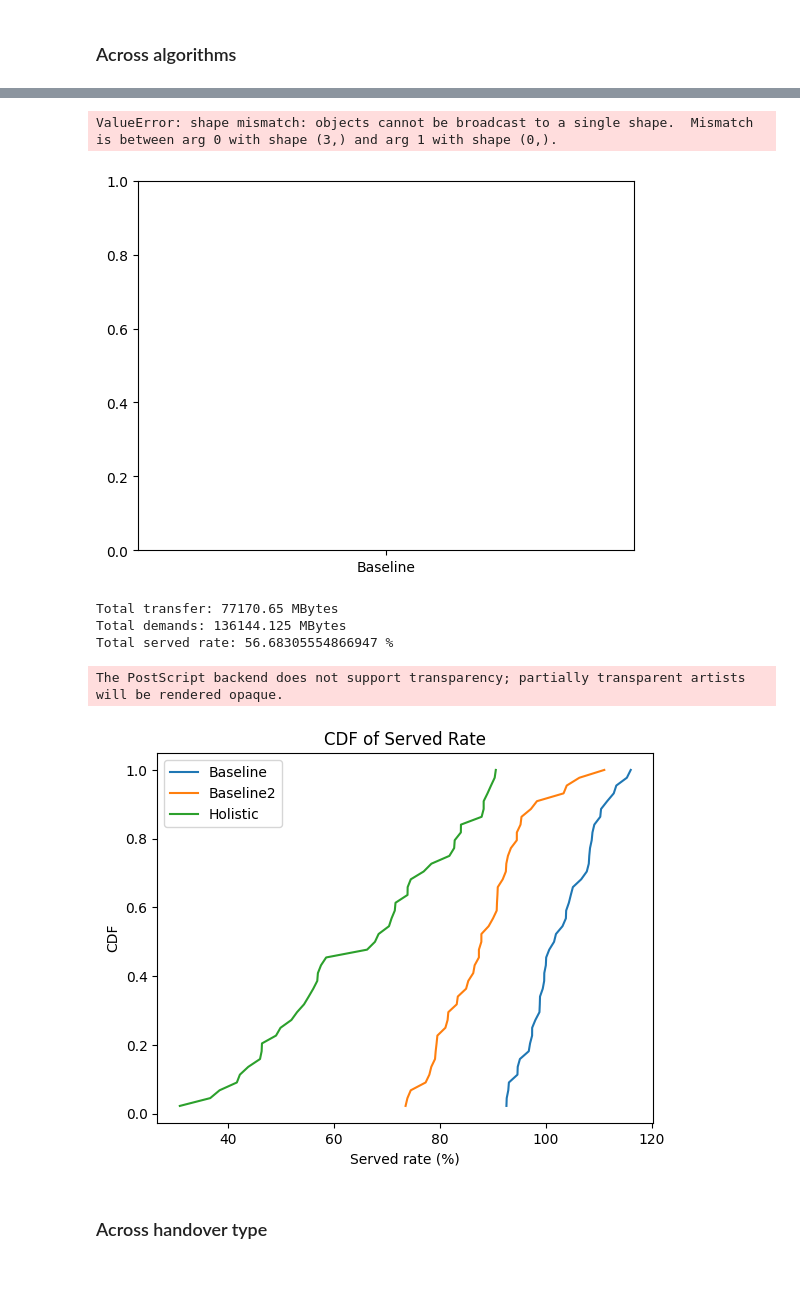
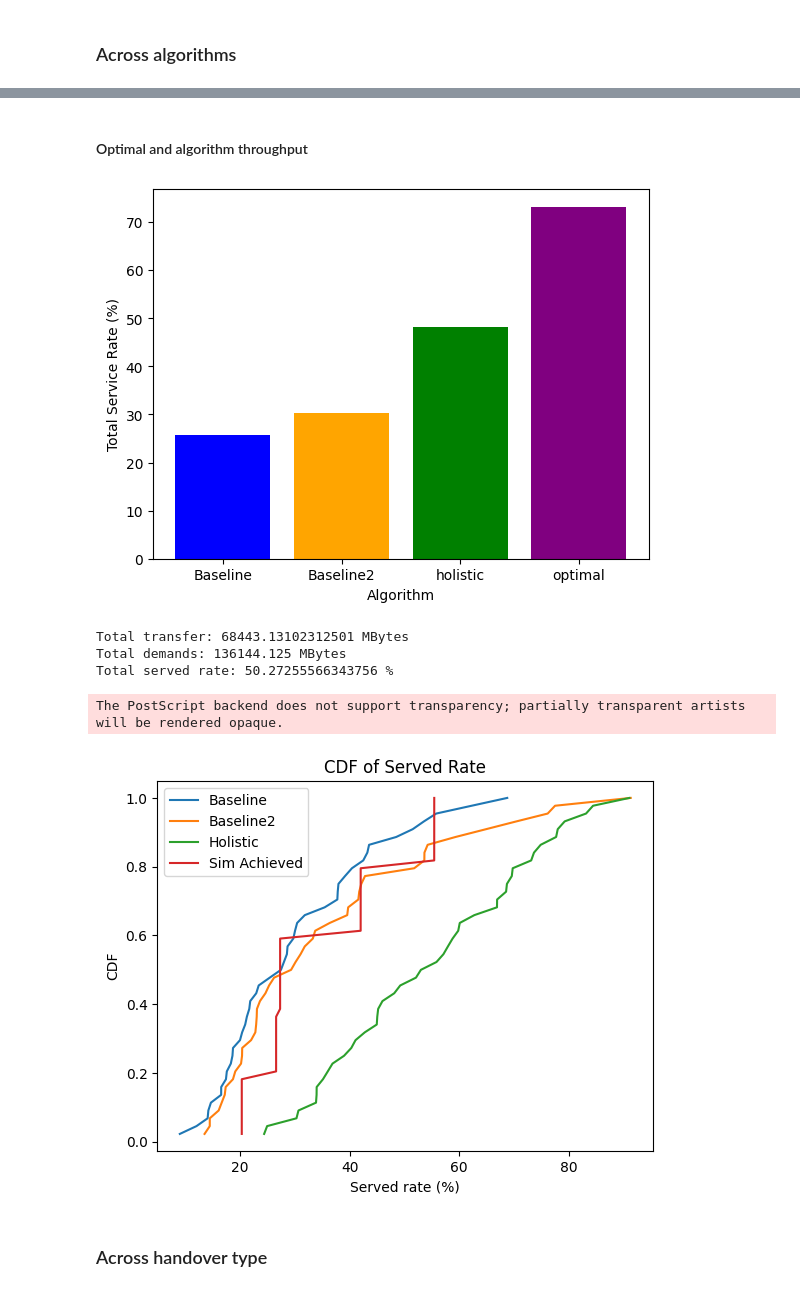
Before and after one commit to yutailin1993/StarryNet, a Jupyter notebook: result_plot.ipynb, the cells around one changed output, grey strips where cells are left out. Saved outputs shown, nothing was run; the diff lists cells and outputs as text; code cells hidden in the pictures.

Commit message:
update handover delay calculation

```diff
--- a/result_plot.ipynb
+++ b/result_plot.ipynb
@@ -19,14 +25,16 @@ satellites_num = 76
 link_bandwidth = 1000
 dynamic_demands = True
 
+demand_ratio = link_bandwidth / 20
+
 AS = [[1, satellites_num + 49]]
 gw_indices = [x for x in range(satellites_num + 1, satellites_num + 6)]
 cell_indices = [x for x in range(satellites_num + 6, satellites_num + 50)]
 
 topo_dir = '../results/'
-change_file_list = ['baseline_small_topo_leo_change.txt', 'bad_results/baseline2_small_topo_leo_change.txt', 'holistic_small_topo_leo_change.txt']
-results_dir_list = ['baseline_small', 'bad_results/baseline2_small', 'holistic_small']
-delay_dir_list = ['baseline_small_delay/', 'bad_results/baseline2_small_delay/', 'holistic_small_delay/']
+change_file_list = ['baseline_small_topo_leo_change.txt', 'baseline2_small_topo_leo_change.txt', 'holistic_small_topo_leo_change.txt']
+results_dir_list = ['baseline_small', 'baseline2_small', 'holistic_small']
+delay_dir_list = ['baseline_small_delay/', 'baseline2_small_delay/', 'holistic_small_delay/']
 
 # Load cell GW assignments
 assignments = np.genfromtxt('./sim_configs/small_scenario/cell_assignment.csv', delimiter=',', dtype=int)
@@ -37,24 +45,21 @@ for gw_idx in range(len(gw_indices)):
     assignment_csv = pd.read_csv(f'./sim_configs/small_scenario/sat_cell_assignments/gw0{gw_idx}_flows.csv')
     sat_cell_assignments.append(assignment_csv)
 
-original_demands = np.zeros((sim_length, len(cell_indices)), dtype=float)
+demands = np.zeros((sim_length, len(cell_indices)), dtype=float)
 if dynamic_demands:
     # assignments configuration
     for time_idx in range(sim_length):
         for cell_idx, _ in enumerate(cell_indices):
             target_gw_idx = assignments[cell_idx]
             sat_cell_df = sat_cell_assignments[target_gw_idx]
-            original_demands[time_idx, cell_idx] = float(sat_cell_df.loc[
+            demands[time_idx, cell_idx] = float(sat_cell_df.loc[
                 (sat_cell_df['t'] == time_idx) &
                 (sat_cell_df['cell'] == cell_idx)
-            ]['init_demand'])
+            ]['init_demand']) * demand_ratio
 else:
     begin_demand = np.genfromtxt('./sim_configs/small_scenario/demands.csv', delimiter=',', dtype=float)
     for time_idx in range(sim_length):
-        original_demands[time_idx, :] = begin_demand
-
-demand_ratio = link_bandwidth / np.max(original_demands)
-demands = original_demands * demand_ratio
+        demands[time_idx, :] = begin_demand * demand_ratio
 
 change_matrix_list = []
 change_time_list = []
@@ -114,30 +135,51 @@ AssertionError:
+# %% [markdown]
+#### Optimal and algorithm throughput
+# %%
+sat_gw_assignments_df = pd.read_csv('./sim_configs/small_scenario/sat_gw_assignment.csv')
+for i in range(sat_gw_assignments_df.shape[0]):
+    sat_gw_assignments_df['sat_list'][i] = list(map(int,
+                            sat_gw_assignments_df['sat_list'][i].strip('[]').split(', ')))
+
+optimal_transfer_list = []
+for t in range(1, sim_length):
+    links_in_time = 0
+
+    for gw_idx in range(len(gw_indices)):
+        links_in_time += len(sat_gw_assignments_df.loc[
+            (sat_gw_assignments_df['time'] == t) &
+            (sat_gw_assignments_df['gw_id'] == gw_idx)
+        ]['sat_list'].tolist()[0])
+
+
+    optimal_transfer_list.append(links_in_time * link_bandwidth / 8)
 # %%
 service_rates = []
 
 for i in range(len(total_transfer_list)):
     total_trans = total_transfer_list[i]
     total_demand = total_demands_list[i]
 
     service_rates.append(total_trans/total_demand*100)
 
+service_rates.append(sum(optimal_transfer_list) / total_demands_list[2]*100)
+
 # Plot the service rates
-algo = ['Baseline', 'Baseline2', 'holistic']
+algo = ['Baseline', 'Baseline2', 'holistic', 'optimal']
 
-plt.bar(algo, service_rates)
+plt.bar(algo, service_rates, color=['blue', 'orange', 'green', 'purple'])
 plt.xlabel('Algorithm')
 plt.ylabel('Total Service Rate (%)')
 plt.savefig('../results/figures/total_throughput_algo.eps', format='eps')
 # %% [output]
-ValueError: shape mismatch: objects cannot be broadcast to a single shape.  Mismatch is between arg 0 with shape (3,) and arg 1 with shape (0,).
-[figure, old version]
+[figure, new version]
 # %%
 print ("Total transfer: " + str(total_transfer) + " MBytes")
 print ("Total demands: " + str(total_demands) + " MBytes")
 print ("Total served rate: " + str(total_transfer/total_demands*100) + " %")
 # %% [output]
-Total transfer: 77170.65 MBytes
+Total transfer: 68443.13102312501 MBytes
 Total demands: 136144.125 MBytes
-Total served rate: 56.68305554866947 %
+Total served rate: 50.27255566343756 %
 # %%
 serve_rate_list = []
 serve_rate_cdf_list = []
@@ -155,10 +197,18 @@ for i in range(len(transfer_per_sat_list)):
     cdf = np.arange(1, len(sorted_serve_rate) + 1) / len(sorted_serve_rate)
     serve_rate_cdf_list.append(cdf)
 
+serve_rate_per_sat = np.sum(algo_achieved_demands, axis=0) / demands_per_sat_list[2] * 100
+sorted_serve_rate = np.sort(serve_rate_per_sat)
+serve_rate_list.append(sorted_serve_rate)
+
+cdf = np.arange(1, len(sorted_serve_rate) + 1) / len(sorted_serve_rate)
+serve_rate_cdf_list.append(cdf)
+
 # Plot the CDF
 plt.plot(serve_rate_list[0], serve_rate_cdf_list[0], label='Baseline')
 plt.plot(serve_rate_list[1], serve_rate_cdf_list[1], label='Baseline2')
 plt.plot(serve_rate_list[2], serve_rate_cdf_list[2], label='Holistic')
+plt.plot(serve_rate_list[3], serve_rate_cdf_list[3], label='Sim Achieved')
 plt.xlabel('Served rate (%)')
 plt.ylabel('CDF')
 plt.legend()
@@ -166,7 +216,7 @@ plt.title('CDF of Served Rate')
 plt.savefig('../results/figures/serve_rate_cdf.eps', format='eps')
 # %% [output]
 The PostScript backend does not support transparency; partially transparent artists will be rendered opaque.
-[figure, old version]
+[figure, new version]
 # %% [markdown]
 ### Across handover type
 # %%
```
Also changed, not shown: parts of 11 cells of this notebook, 2 other files.
